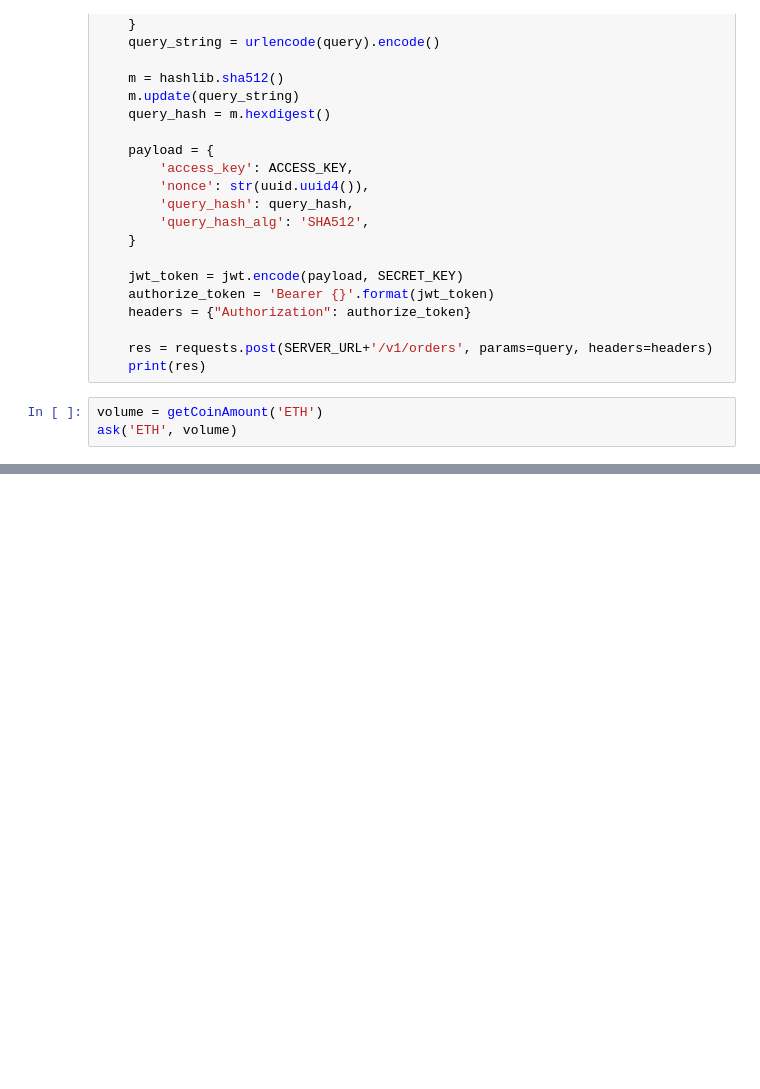
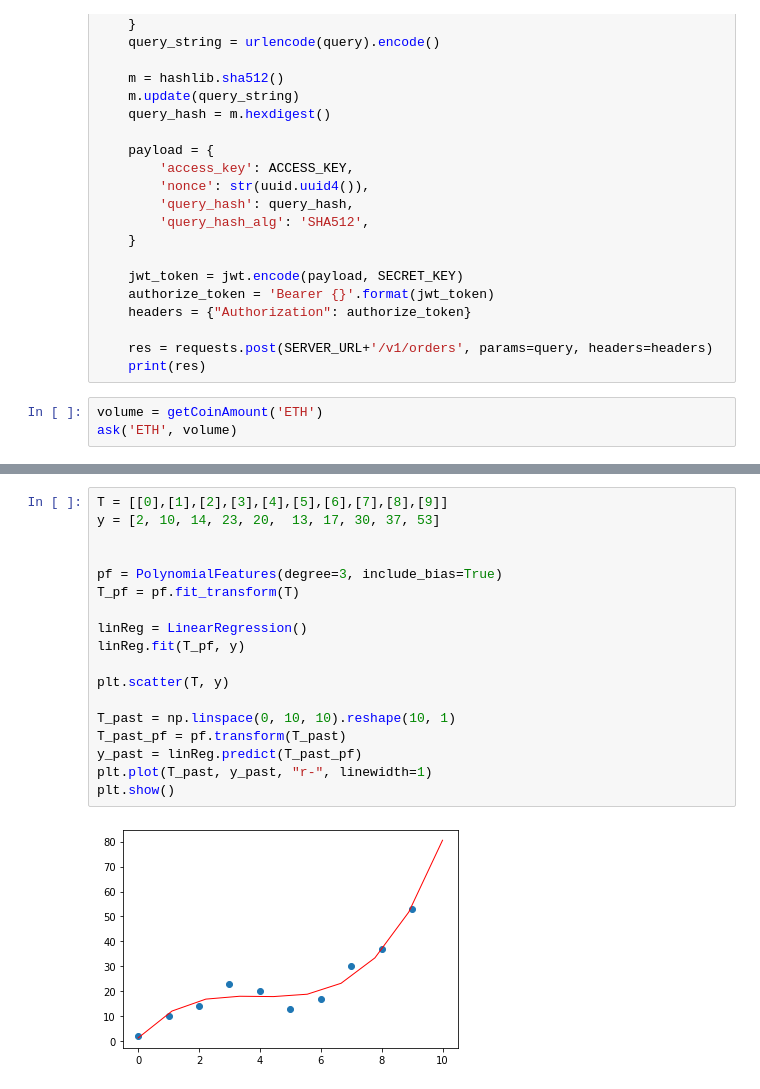
Before and after one commit to semonan/edu-python, a Jupyter notebook: cyptoCurrencyAutoTrading/autoTradingUpbit_v1.ipynb, the cells around one changed output, grey strips where cells are left out. Cells and saved outputs as stored; diff of their text form; blank space fills up the shorter version.

```diff
--- a/cyptoCurrencyAutoTrading/autoTradingUpbit_v1.ipynb
+++ b/cyptoCurrencyAutoTrading/autoTradingUpbit_v1.ipynb
@@ -200,0 +222,20 @@ while True:
+# %%
+T = [[0],[1],[2],[3],[4],[5],[6],[7],[8],[9]]
+y = [2, 10, 14, 23, 20,  13, 17, 30, 37, 53]
+
+
+pf = PolynomialFeatures(degree=3, include_bias=True)
+T_pf = pf.fit_transform(T)
+
+linReg = LinearRegression()
+linReg.fit(T_pf, y)
+
+plt.scatter(T, y)
+
+T_past = np.linspace(0, 10, 10).reshape(10, 1)
+T_past_pf = pf.transform(T_past)
+y_past = linReg.predict(T_past_pf)
+plt.plot(T_past, y_past, "r-", linewidth=1)
+plt.show()
+# %% [output]
+[figure, added]
```
Also changed, not shown: parts of 12 cells of this notebook.
